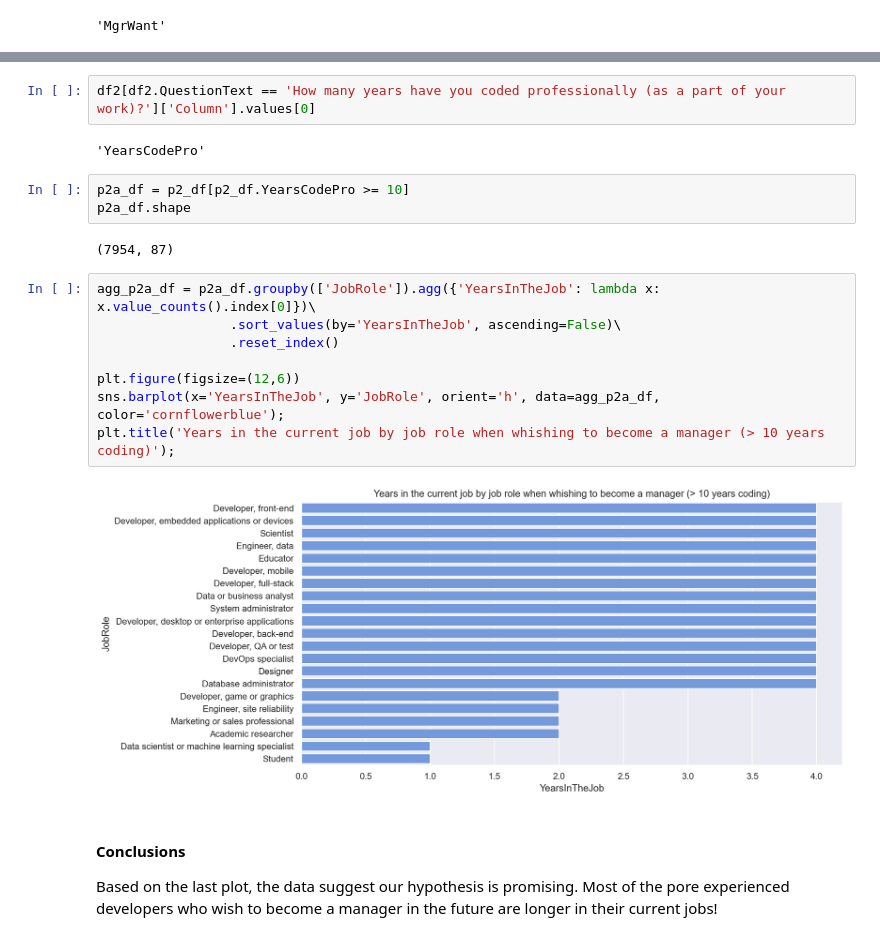
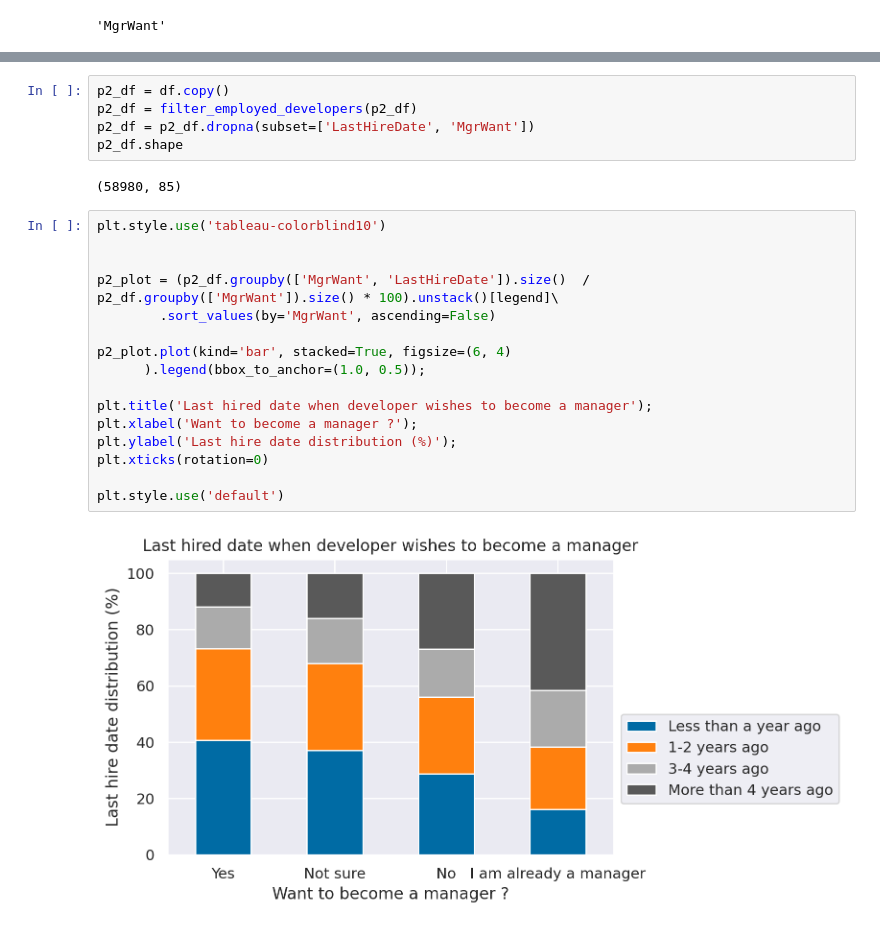
Before and after one commit to besson/stackoverflow-analytics, a Jupyter notebook: exploratory_analysis.ipynb, the cells around one changed output, grey strips where cells are left out. Saved outputs shown, nothing was run; the diff lists cells and outputs as text.

```diff
--- a/exploratory_analysis.ipynb
+++ b/exploratory_analysis.ipynb
@@ -258,23 +238,25 @@ It seems that wishing to become a manager in the future does not make profession
-# %%
-df2[df2.QuestionText == 'How many years have you coded professionally (as a part of your work)?']['Column'].values[0]
-# %% [output]
-'YearsCodePro'
-# %%
-p2a_df = p2_df[p2_df.YearsCodePro >= 10]
-p2a_df.shape
-# %% [output]
-(7954, 87)
-# %%
-agg_p2a_df = p2a_df.groupby(['JobRole']).agg({'YearsInTheJob': lambda x: x.value_counts().index[0]})\
-                 .sort_values(by='YearsInTheJob', ascending=False)\
-                 .reset_index()
-
-plt.figure(figsize=(12,6))
-sns.barplot(x='YearsInTheJob', y='JobRole', orient='h', data=agg_p2a_df, color='cornflowerblue');
-plt.title('Years in the current job by job role when whishing to become a manager (> 10 years coding)');
-# %% [output]
-[figure, removed]
-# %% [markdown]
-#### Conclusions
-
-Based on the last plot, the data suggest our hypothesis is promising. Most of the pore experienced developers who wish to become a manager in the future are longer in their current jobs!
+# %%
+p2_df = df.copy()
+p2_df = filter_employed_developers(p2_df)
+p2_df = p2_df.dropna(subset=['LastHireDate', 'MgrWant'])
+p2_df.shape
+# %% [output]
+(58980, 85)
+# %%
+plt.style.use('tableau-colorblind10')
+
+
+p2_plot = (p2_df.groupby(['MgrWant', 'LastHireDate']).size()  / p2_df.groupby(['MgrWant']).size() * 100).unstack()[legend]\
+        .sort_values(by='MgrWant', ascending=False)
+
+p2_plot.plot(kind='bar', stacked=True, figsize=(6, 4)
+      ).legend(bbox_to_anchor=(1.0, 0.5));
+
+plt.title('Last hired date when developer wishes to become a manager');
+plt.xlabel('Want to become a manager ?');
+plt.ylabel('Last hire date distribution (%)');
+plt.xticks(rotation=0)
+
+plt.style.use('default')
+# %% [output]
+[figure, added]
```
Also changed, not shown: parts of 24 cells of this notebook, 11 other files.
